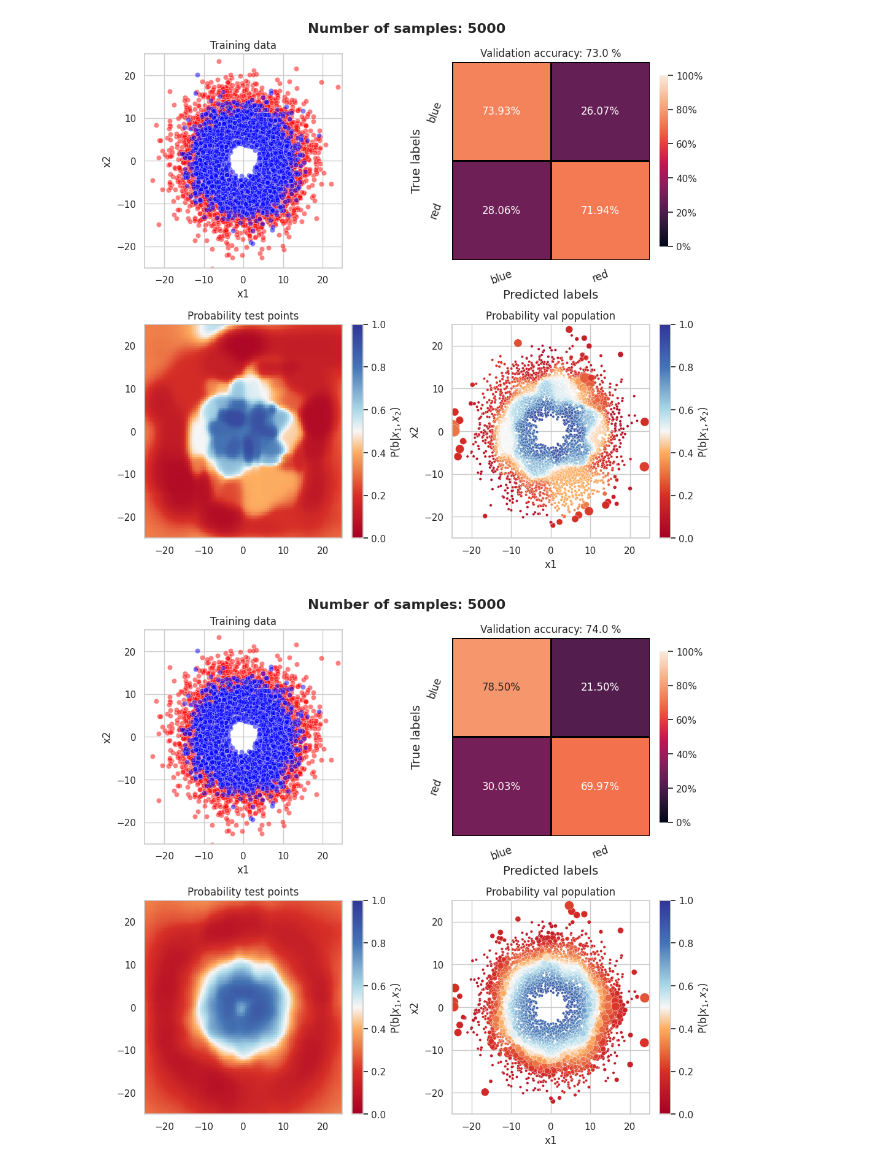
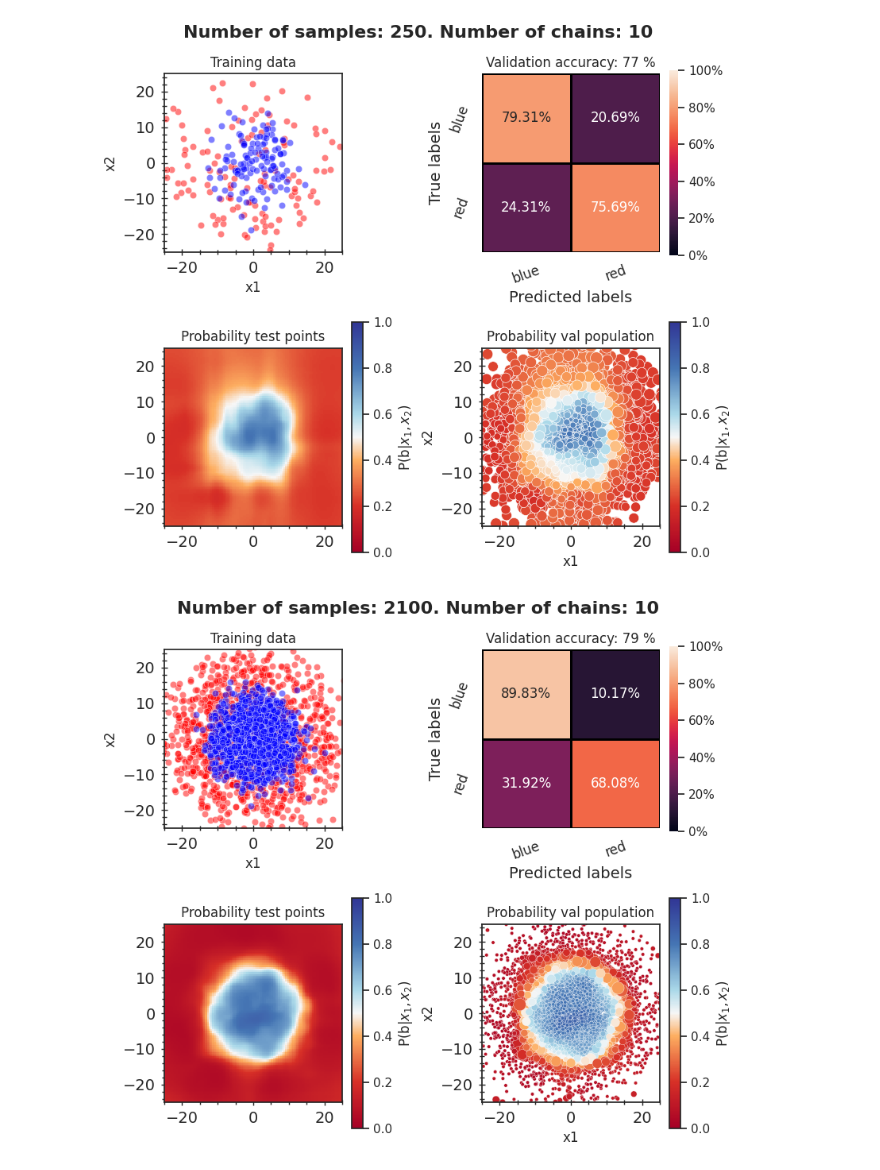
Before and after one commit to choisant/foundational-modeling, a Jupyter notebook: toy_experiment/inferno/plot_results.ipynb, the cells around one changed output. Drawn from its saved outputs; the diff is of its cells as text; code cells hidden in the pictures.

```diff
--- a/toy_experiment/inferno/plot_results.ipynb
+++ b/toy_experiment/inferno/plot_results.ipynb
@@ -18,3 +18,5 @@ if module_path not in sys.path:
     sys.path.append(module_path)
 
 from util import *
+
+sn.set_theme(style="ticks")
@@ -202,12 +160,13 @@ def plot_uncertainties(df, ax, suptitle, grid=False):
 
 #n_data = [2, 4, 8, 16, 32, 64, 128, 256, 300, 500, 512, 900, 1024, 1200, 1500, 1800, 2048, 2100, 2400, 2700, 3000, 4096]
 #n_data = [10, 40, 80, 120, 150, 200, 250, 300, 500, 900, 1200, 1500, 1800, 2100, 2400, 2700, 3000, 3300, 3600]
-n_data = [5000, 5000]
 #n_data = [2100]*len(n_samples)
 #n_data = [2]
 #n_samples = [20, 200, 600, 1000, 1400, 1800]
+n_plots = 4
 n_samples = 1200
-nchains = [1, 20]
+n_data = [250, 2100, 3600, 5000]
+n_chains = [10, 10, 10, 10]
 folderpath = "inference"
 
 y_labels = ["red", "blue"]
@@ -215,17 +174,22 @@ x_labels = ["x1", "x2"]
 #x_labels = ["x1", "x2"]
 label_index = [0, 1]
 #nsamples = 1200
+R2 = 7
+k_red = 15
+k_blue = 5
+R1_min = 0
+scale = 1
 vary_a1 = False
-kr = 7
-kb = 3
+vary_R2 = False #Not adapted for this yet
+p_red = 0.5
+tag = f'r2_{R2}_kr{k_red}_kb{k_blue}_r1min{R1_min}_s{scale}_vary_r2_{vary_R2}_vary_a1_{vary_a1}_pRed_{p_red}'
+
 train_n = 50000
 
-#trainfile = "train_n_5000kr7_kg3_s1_a1_highlow"
-#valfile = "val_n_5000_kr7_kg3_s1_a1_highlow"
+trainfile = f"train_n_{train_n}_{tag}"
+valfile = f"val_n_5000_{tag}"
 
-trainfile = f"train_n_{train_n}_kr{kr}_kb{kb}_s1_vary_a1_{vary_a1}"
-valfile = f"val_n_5000_kr{kr}_kb{kb}_s1_vary_a1_{vary_a1}"
-truthfile = f"analytical_solution_x1_x2_grid_kr{kr}_kb{kb}_vary_a1_{vary_a1}_nxMC_100_nr1MC_50.csv"
+truthfile = f"analytical_solution_x1_x2_grid_{tag}_nxMC_100_nr1MC_50"
 
 #trainfile = "train_n_5000_kr9_kb3_s1_vary_a1_False"
 #valfile = "val_n_5000_kr9_kb3_s1_vary_a1_False"
@@ -234,11 +198,18 @@ testfile = "x1_x2_grid"
 weight_key = f"P({y_labels[1]}|x)"
 
 #analysis_folders = [f"{trainfile}/nsamples-{n}_nchains-20_ndata-2100" for n in n_samples]
-analysis_folders = [f"{trainfile}/nsamples-1200_nchains-{n}_ndata-{n_data[0]}" for n in nchains]
+analysis_folders = [f"{trainfile}/nsamples-1200_nchains-{n_chains[i]}_ndata-{n_data[i]}" for i in range(n_plots)]
 valfiles = [f"{folderpath}/{folder}/{valfile}_inferred.h5" for folder in analysis_folders]
 testfiles = [f"{folderpath}/{folder}/{testfile}_inferred.h5" for folder in analysis_folders]
 train_data = pd.read_csv(f"../data/{trainfile}.csv")
-truth_data = pd.read_csv(f"../analytical/{truthfile}")
+truth_data = pd.read_csv(f"../analytical/{truthfile}.csv")
+
+if p_red != 0.5:
+    truth_data["P_red_and_x"] = truth_data["P_red_and_x"]*(p_red)/0.5
+    truth_data["P_blue_and_x"] = truth_data["P_blue_and_x"]*(1-p_red)/0.5
+    truth_data["P_x"] = truth_data["P_red_and_x"] + truth_data["P_blue_and_x"]
+    truth_data["P_red_given_x"] = truth_data["P_red_and_x"]/truth_data["P_x"]
+    truth_data["P_blue_given_x"] = truth_data["P_blue_and_x"]/truth_data["P_x"]
 # %%
 # Plot all training data
 fig, ax = plot_distributions(train_data)
@@ -248,35 +219,35 @@ fig, ax = plot_distributions(train_data)
 
 # Plot animation
 
 for i in range(len(n_data)):
-    fig, axs = plt.subplots(nrows = 2, ncols = 2, figsize = (10, 9), layout="constrained")
+    fig, axs = plt.subplots(nrows = 2, ncols = 2, figsize = (8,7), layout="constrained")
     df_val = process_data(valfiles[i], y_labels, x_labels)
     df_test = process_data(testfiles[i], y_labels, x_labels, test=True)
     accuracy = accuracy_score(df_val["Truth"], df_val["Inferred_color"], normalize=True)
 
     #plot data
     axs[0][0] = plot_data(train_data[0:n_data[i]], axs[0][0], "Training data")
-    axs[0][1] = plot_conf_matrix(df_val, accuracy, ["blue", "red"], axs[0][1])
+    axs[0][1] = plot_conf_matrix(df_val, "Truth", "Inferred_color", ["blue", "red"], axs[0][1])
     axs[1][0] = plot_results(df_test, weight_key, axs[1][0], "Probability test points", grid=True)
     axs[1][1] = plot_results(df_val, weight_key, axs[1][1], "Probability val population")
     #axs[2][0] = plot_uncertainties(df_test, axs[2][0], "Error test points", grid=True)
     #axs[2][1] = plot_uncertainties(df_val, axs[2][1], "Error train data")
 
     cmap = red_blue_cmap()
     hue_norm = mpl.colors.Normalize(vmin=0, vmax=1, clip=False)
     fig.colorbar(mpl.cm.ScalarMappable(norm=hue_norm, cmap=cmap), label=r'P(b|$x_1, x_2$)', ax=axs[1][0])
     fig.colorbar(mpl.cm.ScalarMappable(norm=hue_norm, cmap=cmap), label=r'P(b|$x_1, x_2$)', ax=axs[1][1])
     #hue_norm_error = mpl.colors.Normalize(vmin=0.1, vmax=0.3, clip=False)
     #fig.colorbar(mpl.cm.ScalarMappable(norm=hue_norm_error, cmap="viridis"), label=r'Error', ax=axs[2][0])
 
     #fig.colorbar(axs[1][0], ax=axs[1][0])
     #axs[1][1] = plot_error(df[df["Truth"] == "red"], axs[1][1])
     #axs[1][2] = plot_error(df[df["Truth"] == "green"], axs[1][2])
 
-    fig.suptitle(f"Number of samples: {n_data[i]}", size=16, fontweight="bold")
+    fig.suptitle(f"Number of samples: {n_data[i]}. Number of chains: {n_chains[i]}", size=16, fontweight="bold")
     #plt.savefig(f"../../fig/results/inferno/{testfile}_{trainfile}_n_{n_data[i]}")
 
 #plt.show()
 # %% [output]
-[figure, old version]
+[figure, new version]
-[figure, old version]
+[figure, new version]
```
Also changed, not shown: parts of 10 cells of this notebook, 45 other files.
